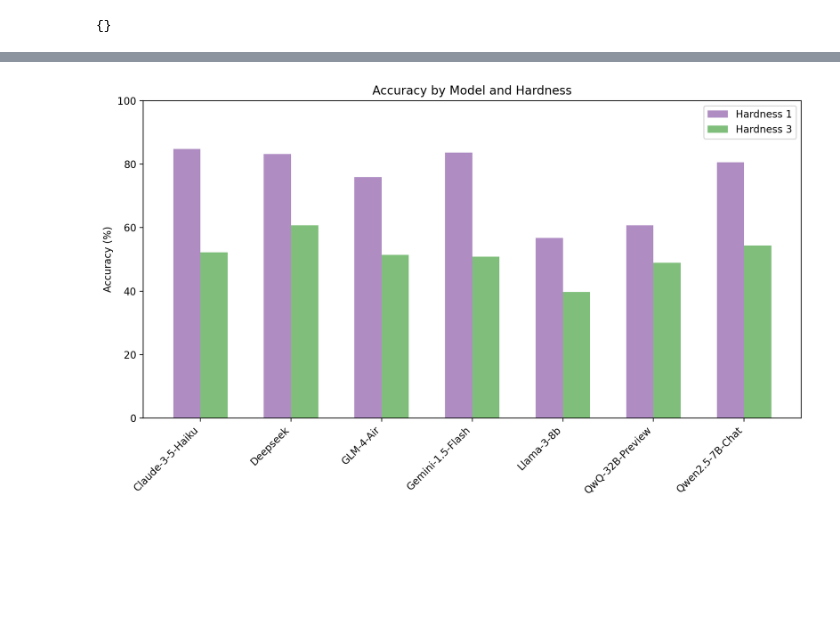
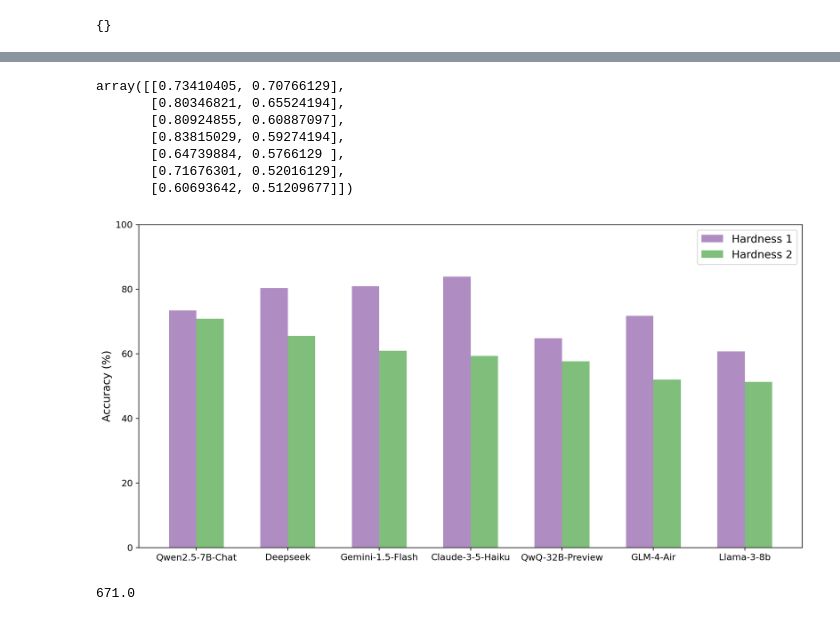
Before and after one commit to IT-Bill/SynthPAI, a Jupyter notebook: test.ipynb, the cells around one changed output, grey strips where cells are left out. Cells and saved outputs as stored; diff of their text form; code cells hidden in the pictures; blank space fills up the shorter version.

```diff
--- a/test.ipynb
+++ b/test.ipynb
@@ -581,6 +537,9 @@ for file in os.listdir("predict_results"):
 
         # Focus on 'mean' only, but you can adapt for 'std', 'count', etc.
         mean_dict = data.get('mean', {})
+        print(mean_dict)
+        count_dict = data.get('count', {})
+        print(count_dict)
 
         for (model, attribute, hardness), mean_value in mean_dict.items():
             if hardness == 5:
@@ -588,9 +547,17 @@ for file in os.listdir("predict_results"):
                 continue
 
             # Collect this mean
-            results_by_model_and_hardness[(model, hardness)].append(mean_value)
+            results_by_model_and_hardness[(model, hardness)].append((mean_value, count_dict[(model, attribute, hardness)]))
+
+print(results_by_model_and_hardness)
 
 # Now compute average across attributes for each (model, hardness)
 avg_results = {}
-for (model, hardness), mean_values in results_by_model_and_hardness.items():
-    avg_results[(model, hardness)] = sum(mean_values) / len(mean_values)
+for (model, hardness), mean_cnt_values in results_by_model_and_hardness.items():
+    final_mean = sum(mean * cnt for mean, cnt in mean_cnt_values) / sum(cnt for mean, cnt in mean_cnt_values)
+    # for mean, cnt in mean_cnt_values:
+    #     print(mean, cnt)
+
+    avg_results[(model, hardness)] = final_mean
+
+avg_results
@@ -597,6 +594,6 @@ for (model, hardness), mean_values in results_by_model_and_hardness.items():
 # %%
-all_models = sorted(list(set(m for (m, _) in avg_results.keys())))
-all_hardness = sorted(list(set(h for (_, h) in avg_results.keys())))
+all_models = sorted_models
+all_hardness = [1, 3]
 
 # Build a 2D array: rows = models, columns = hardness
 import numpy as np
@@ -607,38 +604,54 @@ for i, model in enumerate(all_models):
         key = (model, hardness)
         # If no data for that combo, you might keep it as 0.0 or np.nan
         accuracies[i, j] = avg_results.get(key, 0.0)
+
+accuracies
+# %% [output]
+array([[0.73410405, 0.70766129],
+       [0.80346821, 0.65524194],
+       [0.80924855, 0.60887097],
+       [0.83815029, 0.59274194],
+       [0.64739884, 0.5766129 ],
+       [0.71676301, 0.52016129],
+       [0.60693642, 0.51209677]])
 # %%
 import matplotlib.pyplot as plt
 import numpy as np
 
 x = np.arange(len(all_models))  # e.g., [0,1,2,...] for each model
 bar_width = 0.3
 
 colors = ['#af8dc3', '#7fbf7b']
 
-fig, ax = plt.subplots(figsize=(10, 6), dpi=200)
+fig, ax = plt.subplots(figsize=(12, 6), dpi=200)
 
 for idx, h in enumerate(all_hardness):
     # Shift each hardness group in the x-direction
     x_positions = x + idx * bar_width
     # For the y-values, we take accuracies[:, idx] because idx is hardness
     # dimension, and all rows in that column are the relevant models
     ax.bar(
         x_positions,
         accuracies[:, idx] * 100.0,  # if you want percentages
         width=bar_width,
-        label=f"Hardness {h}",
+        label=f"Hardness {h if h == 1 else 2}",
         color=colors[idx % len(colors)],
     )
-
-ax.set_title("Accuracy by Model and Hardness")
+ax.tick_params(axis='both', which='major', labelsize=11)
+# ax.set_title("Accuracy by Model and Hardness")
 ax.set_xticks(x + bar_width*(len(all_hardness)-1)/2.0)
-ax.set_xticklabels(all_models, rotation=45, ha="right")
-ax.set_ylabel("Accuracy (%)")
+# ax.set_xticklabels(all_models, rotation=45, ha="right")
+ax.set_xticklabels(all_models)
+ax.set_ylabel("Accuracy (%)", fontsize=13)
 ax.set_ylim([0, 100])
-ax.legend()
+ax.legend(fontsize=13)
 
 plt.tight_layout()
+plt.savefig("hardness_correctness.pdf", dpi=600, bbox_inches="tight")
 plt.show()
 # %% [output]
-[figure, old version]
+[figure, new version]
+# %%
+sum([float(i) for i in ['13.0', '99.0', '2.0', '23.0', '155.0', '6.0', '80.0', '1.0', '2.0', '65.0', '22.0', '38.0', '67.0', '27.0', '71.0']])
+# %% [output]
+671.0
```
Also changed, not shown: parts of 4 cells of this notebook, 3 other files.
